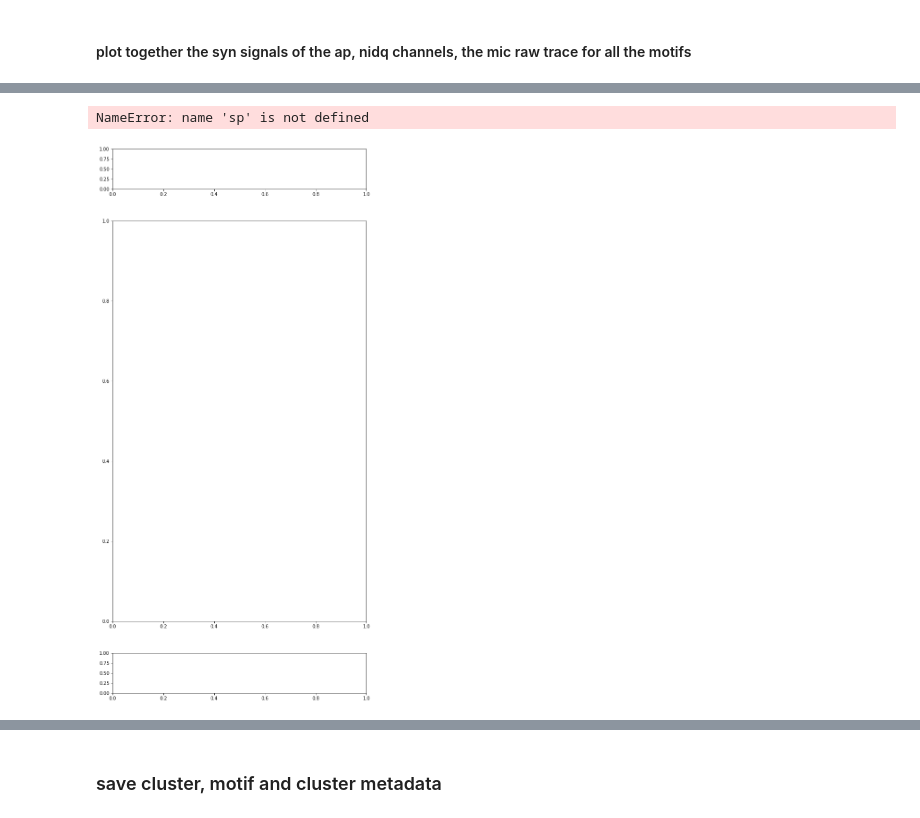
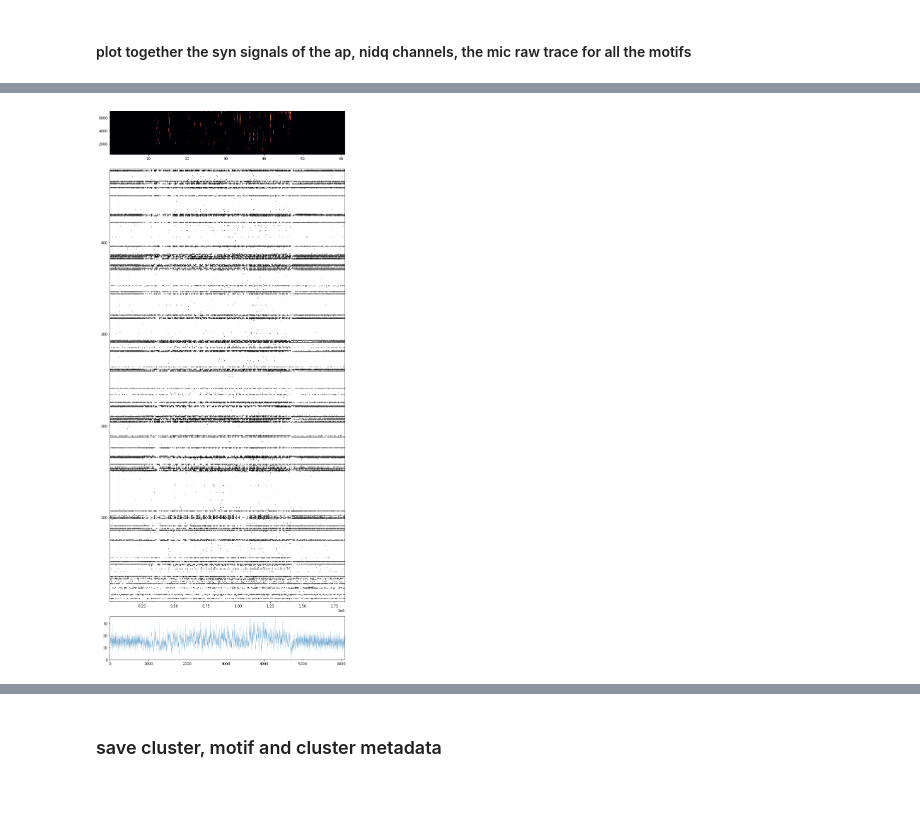
Before and after one commit to zekearneodo/ceciestunepipe, a Jupyter notebook: sglx_pipe-sort_rasters-s_b1253_21-20210718_pouli.ipynb, the cells around one changed output, grey strips where cells are left out. Drawn from its saved outputs; the diff is of its cells as text; code cells hidden in the pictures.

```diff
--- a/sglx_pipe-sort_rasters-s_b1253_21-20210718_pouli.ipynb
+++ b/sglx_pipe-sort_rasters-s_b1253_21-20210718_pouli.ipynb
@@ -104,6 +106,7 @@ reload(et)
 reload(sglu)
 epoch = sess_epochs[0] # g2 is the shortest
 sess_par['epoch'] = epoch
+sess_par['sort'] = 'sort_0'
 
 exp_struct = et.sgl_struct(sess_par, epoch)
 sgl_folders, sgl_files = sglu.sgl_file_struct(exp_struct['folders']['sglx'])
@@ -247,5 +178,5 @@ all_streams = list(run_recordings.keys()) + ['wav']
 
 #all_streams = ['lf_0', 'ap_0', 'nidq']
 #all_streams = ['ap_0', 'wav']
-all_syn_dict = {k: get_syn_pattern(run_recordings, exp_struct, k, force=False) for k in all_streams[:]}
+all_syn_dict = {k: syn.get_syn_pattern(run_recordings, exp_struct, k, force=False) for k in all_streams[:]}
 # %% [output]
@@ -483,0 +225,4 @@ bout_dict = bout_dict_from_pd(bout_pd, all_syn_dict)
+# %%
+##### the bouts pandas file filtered for this session
+bout_pd = et.get_epoch_bout_pd(sess_par, only_curated=True)
+bout_dict = syn.bout_dict_from_pd(bout_pd, all_syn_dict)
@@ -748,7 +370,7 @@ spk_df.head(1)
 # %%
 ## call the HVC/RA sites
 #clu_df.loc[clu_df['main_chan'].isin(hvc_chans), 'nucleus'] = 'hvc'
-ra_chans = np.arange(20, 120)
+ra_chans = np.arange(15, 140)
 clu_df.loc[clu_df['main_chan'].isin(ra_chans), 'nucleus'] = 'ra'
 
 #complete some redundancy in the spk_df
@@ -760,8 +382,8 @@ spk_df['kslabel'] = spk_df['clusters'].map(clu_df.set_index('cluster_id')['KSLab
 spike_pickle_path = os.path.join(exp_struct['folders']['ksort'], 'spk_df.pickle')
 clu_pickle_path = os.path.join(exp_struct['folders']['ksort'], 'clu_df.pickle')
 
-spk_df.to_pickle(spike_pickle_path, protocol=4)
-clu_df.to_pickle(clu_pickle_path, protocol=4)
+# spk_df.to_pickle(spike_pickle_path, protocol=4)
+# clu_df.to_pickle(clu_pickle_path, protocol=4)
 # %%
 clu_df.head(1)
 # %% [output]
@@ -990,66 +579,47 @@ clu_list.size
 # %%
-def plot_as_raster(x, ax=None, t_0=None):
-    #x is [n_events, n_timestamps] array
-    n_y, n_t = x.shape
-
-    row = np.ones(n_t) + 1
-    t = np.arange(n_t)
-    col = np.arange(n_y)
-
-    frame = col[:, np.newaxis] + row[np.newaxis, :]
-    x[x==0] = np.nan
-
-    if ax is None:
-        fig, ax = plt.subplots()
-
-    raster = ax.scatter(t * x, frame * x, marker='.', facecolor='k', s=1, rasterized=False)
-    if t_0 is not None:
-        ax.axvline(x=t_0, color='red')
-    return ax
-
-
 #### what to plot
 # pick units
 clu_list = np.unique(clu_df.loc[(clu_df['KSLabel']=='good') & (clu_df['nucleus'].isin(['hvc', 'ra'])),
                                 'cluster_id'])
 
+clu_list = np.unique(clu_df.loc[(clu_df['nucleus'].isin(['hvc', 'ra'])),
+                                'cluster_id'])
 #pick window around a bout
 t_pre = - 15
 t_post = 15
 
 s_f_ap = all_syn_dict['ap_0']['s_f']
 t_pre_samp = int(t_pre * s_f_ap)
 t_post_samp = int(t_post * s_f_ap)
 
 
 ##Pick a bout
 bout_idx = 2
 
 # get the streams/spike array
-spk_arr, mic_arr = collect_bout(bout_dict, bout_idx, run_recordings, t_pre, t_post, spk_df, clu_list, mic_stream)
+spk_arr, mic_arr = syn.collect_bout(bout_dict, bout_idx, run_recordings, t_pre, t_post, spk_df, clu_list, mic_stream, all_syn_dict)
 
 
 # plot
 fig, ax = plt.subplots(nrows=3, gridspec_kw={'height_ratios': [1, 10, 1]}, figsize=(10, 22))
 
 f, t, sxx = sp.ms_spectrogram(mic_arr.flatten(), all_syn_dict['wav']['s_f'])
 
 #ax[0].plot(mic_arr.flatten())
 
 ax[0].pcolormesh(t, f, np.log(sxx), cmap='inferno')
 
-plot_as_raster(spk_arr, t_0=int(-pre_sec*s_f_ap), ax=ax[1])
+pu.plot_as_raster(spk_arr, t_0=int(-pre_sec*s_f_ap), ax=ax[1])
 
 bin_size_ms = 10
 bin_size_sample = int(bin_size_ms * 0.001 *  all_syn_dict['ap_0']['s_f'])
 psth = np.nansum(pu.coarse(spk_arr, bin_size_sample), axis=0)
 
 ax[2].plot(psth);
 
 plt.tight_layout()
 # %% [output]
-NameError: name 'sp' is not defined
-[figure, old version]
+[figure, new version]
 # %%
 from ceciestunepipe.util import plotutil as pu
 # %%
```
Also changed, not shown: parts of 71 cells of this notebook, 5 other files.
